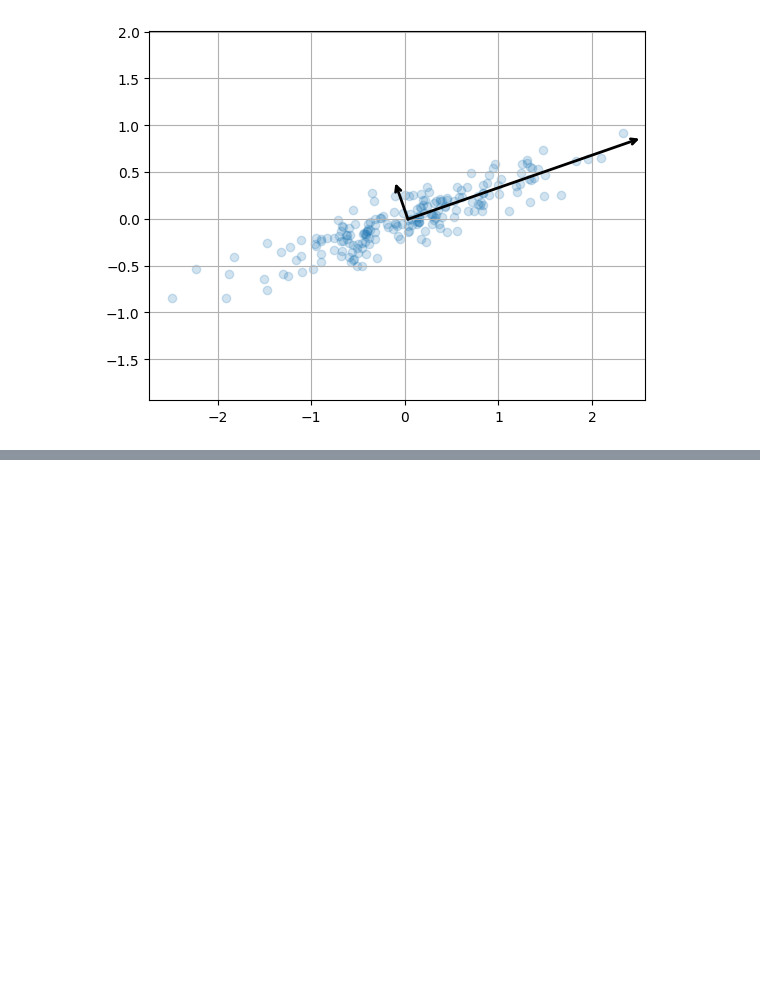
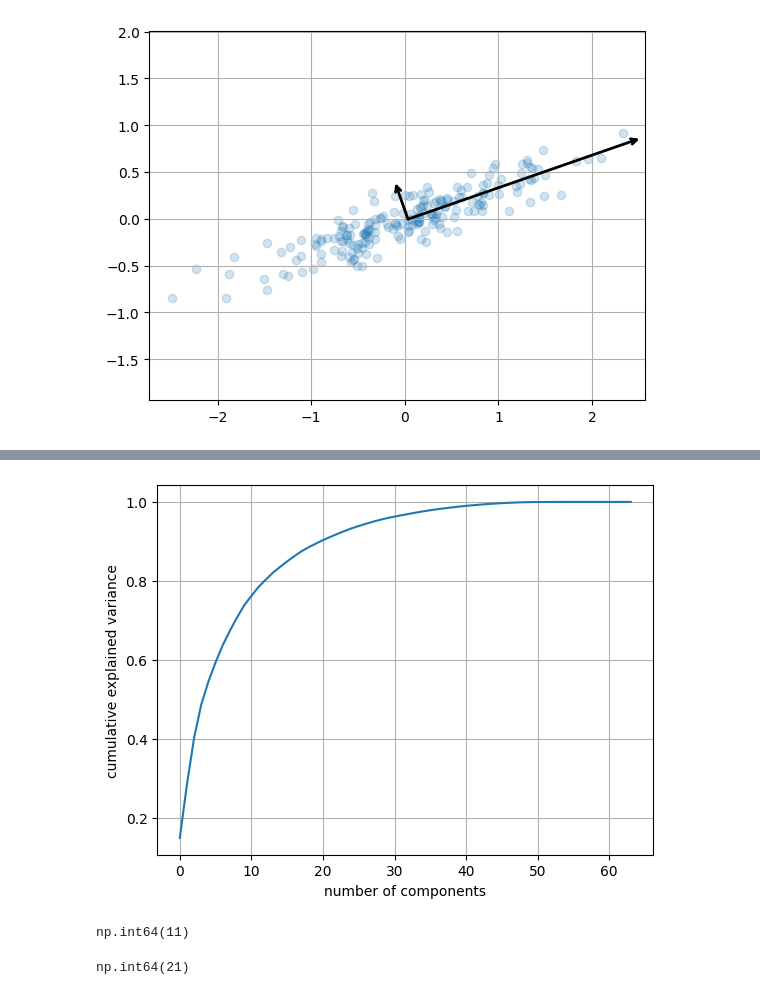
Before and after one commit to MaximillianJacob/PCA_Learning, a Jupyter notebook: py/PCA_test.ipynb, the cells around one changed output, grey strips where cells are left out. Drawn from its saved outputs; the diff is of its cells as text; code cells hidden in the pictures; blank space fills up the shorter version.

```diff
--- a/py/PCA_test.ipynb
+++ b/py/PCA_test.ipynb
@@ -104,0 +186,19 @@ plt.grid()
+# %%
+pca = PCA().fit(digits.data)
+plt.plot(np.cumsum(pca.explained_variance_ratio_))
+plt.xlabel('number of components')
+plt.ylabel('cumulative explained variance')
+plt.grid()
+# %% [output]
+[figure, added]
+# %%
+#The number of principal components to reach threshold of .75
+pca = PCA(.75).fit(digits.data)
+pca.n_components_
+# %% [output]
+np.int64(11)
+# %%
+pca = PCA(0.9).fit(digits.data)
+pca.n_components_
+# %% [output]
+np.int64(21)
```
Also changed, not shown: parts of 16 cells of this notebook.
